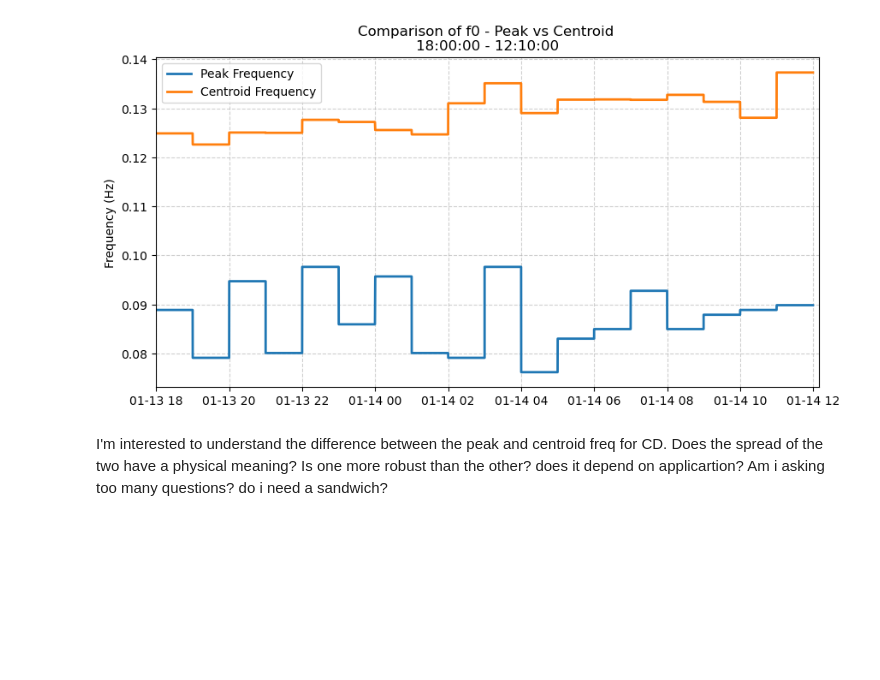
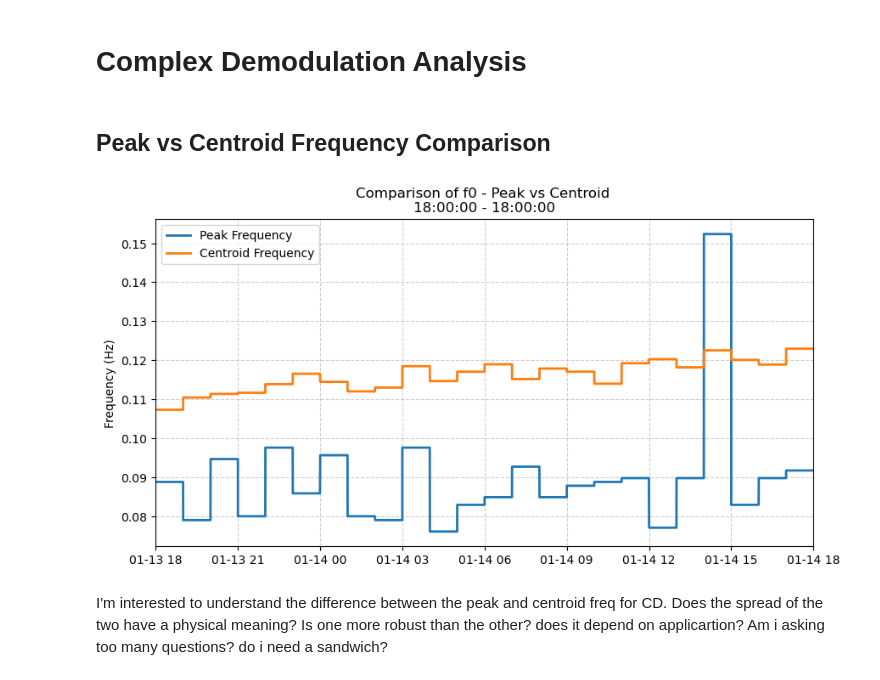
Before and after one commit to isidora-rojas/PILOT_Mokuleia, a Jupyter notebook: 2026_Mark_Meetings/2026-02-04.ipynb, the cells around one changed output. Cells and saved outputs as stored; diff of their text form; code cells hidden in the pictures; blank space fills up the shorter version.

```diff
--- a/2026_Mark_Meetings/2026-02-04.ipynb
+++ b/2026_Mark_Meetings/2026-02-04.ipynb
@@ -9,8 +11,11 @@ from src.ComplexDemodTest import complex_demod_hourly, complex_demod_forced
 from src.bulk_parameters import compute_H0, Hs_band
 # %%
 # set time window
-ti = pd.Timestamp("2008-01-13 18:00:00")
-tf = pd.Timestamp("2008-01-14 06:00:00")
+txi = pd.Timestamp("2008-01-13 18:00:00")
+txf = pd.Timestamp("2008-01-14 18:00:00")
+
+IG = (0.004, 0.04)
+SS = (0.05, 0.20)
 # %%
 # ---- load data ----- #
 df1 = pd.read_parquet('../data_interim/df1.parquet')
@@ -23,55 +28,46 @@ S6 = sensor_spectra(df6, nperseg = 1024)
 # compute sig wave heights
 H0 = compute_H0(S6)
 
-IG = (0.004, 0.04)
-SS = (0.041, 0.20)
-Hs_ig = Hs_band(S1,IG[0], IG[1])
-Hs_ss = Hs_band(S1, SS[0], SS[1])
+Hs_ig1 = Hs_band(S1,IG[0], IG[1])
+Hs_ss1 = Hs_band(S1, SS[0], SS[1])
+# %% [markdown]
+# Complex Demodulation Analysis
+# %% [markdown]
+## Peak vs Centroid Frequency Comparison
 # %%
-
-
-# Full analysis time range
-ti = pd.Timestamp("2008-01-13 18:00:00")
-tf = pd.Timestamp("2008-01-14 12:00:00")
-
 # The specific short window to zoom in on
 zoom_start = pd.Timestamp("2008-01-13 18:00:00")
-zoom_end   = pd.Timestamp("2008-01-14 12:10:00")
+zoom_end   = pd.Timestamp("2008-01-14 18:00:00")
 
-SS = (0.05, 0.25)
-
-# ---- 1. Run Complex Demodulation (Peak Method) ---- #
+# ---- Run Complex Demodulation (Peak Method) ---- #
 # df_peak will have the same index as the original data (e.g., 1Hz or 2Hz)
 # The 'f0' column will be constant for 1-hour blocks
 df_peak = complex_demod_hourly(
-    df1, ti, tf, p_col="h", f_swell=SS, f0_method='peak'
+    df1, txi, txf, p_col="h", f_swell=SS, f0_method='peak'
 )
 
-# ---- 2. Run Complex Demodulation (Centroid Method) ---- #
+# ---- Run Complex Demodulation (Centroid Method) ---- #
 df_cent = complex_demod_hourly(
-    df1, ti, tf, p_col="h", f_swell=SS, f0_method='centroid'
+    df1, txi, txf, p_col="h", f_swell=SS, f0_method='centroid'
 )
 
-# ---- 3. Plotting Raw Data (No Resampling) ---- #
 fig, ax = plt.subplots(figsize=(10, 5))
 
 # Plot the raw f0 series.
-# Since these are from 'complex_demod_hourly', they will look like steps.
 ax.plot(df_peak.index, df_peak['f0'], label='Peak Frequency', color='tab:blue', linewidth=2)
 ax.plot(df_cent.index, df_cent['f0'], label='Centroid Frequency', color='tab:orange', linewidth=2)
 
-# Zoom in on the 15-minute window
 ax.set_xlim(zoom_start, zoom_end)
 
 # Formatting
 ax.set_ylabel('Frequency (Hz)')
 ax.set_title(f'Comparison of f0 - Peak vs Centroid \n{zoom_start.time()} - {zoom_end.time()}')
 ax.legend()
 ax.grid(True, linestyle='--', alpha=0.6)
 
 plt.show()
 # %% [output]
-[figure, old version]
+[figure, new version]
 # %% [markdown]
 I'm interested to understand the difference between the peak and centroid freq for CD. Does the spread of the two have a physical meaning? Is one more robust than the other? does it depend on applicartion? Am i asking too many questions? do i need a sandwich?
 # %% [markdown]
```
Also changed, not shown: parts of 32 cells of this notebook, 3 other files.
